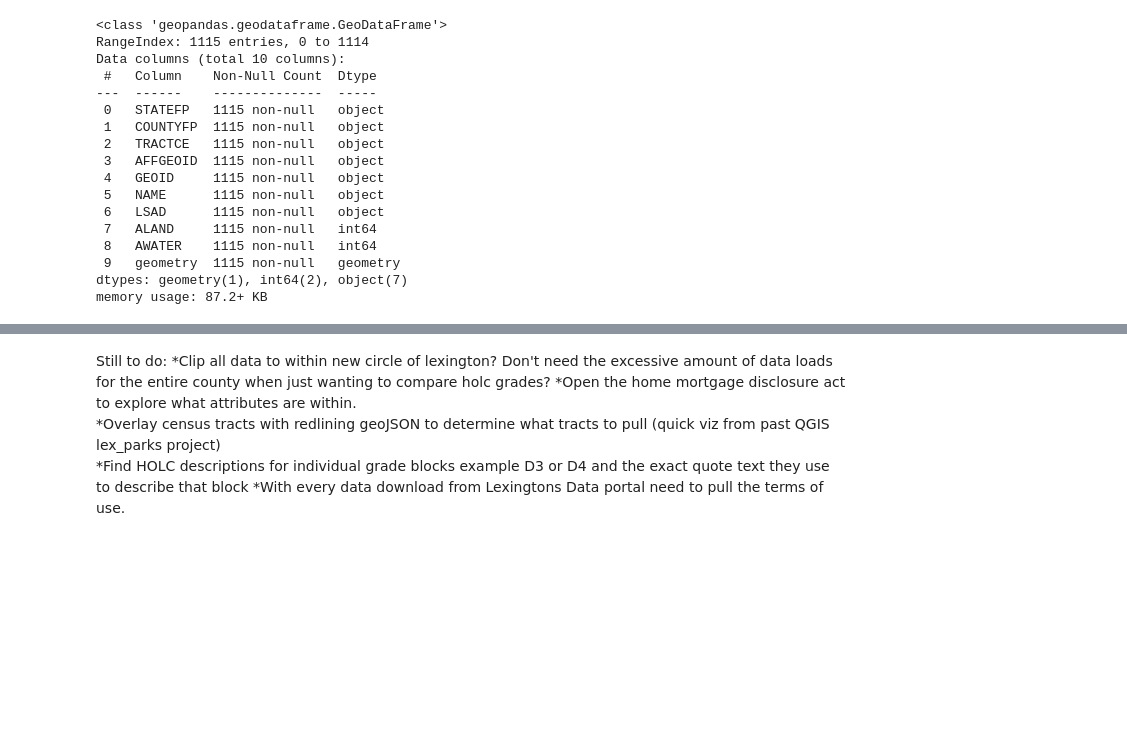
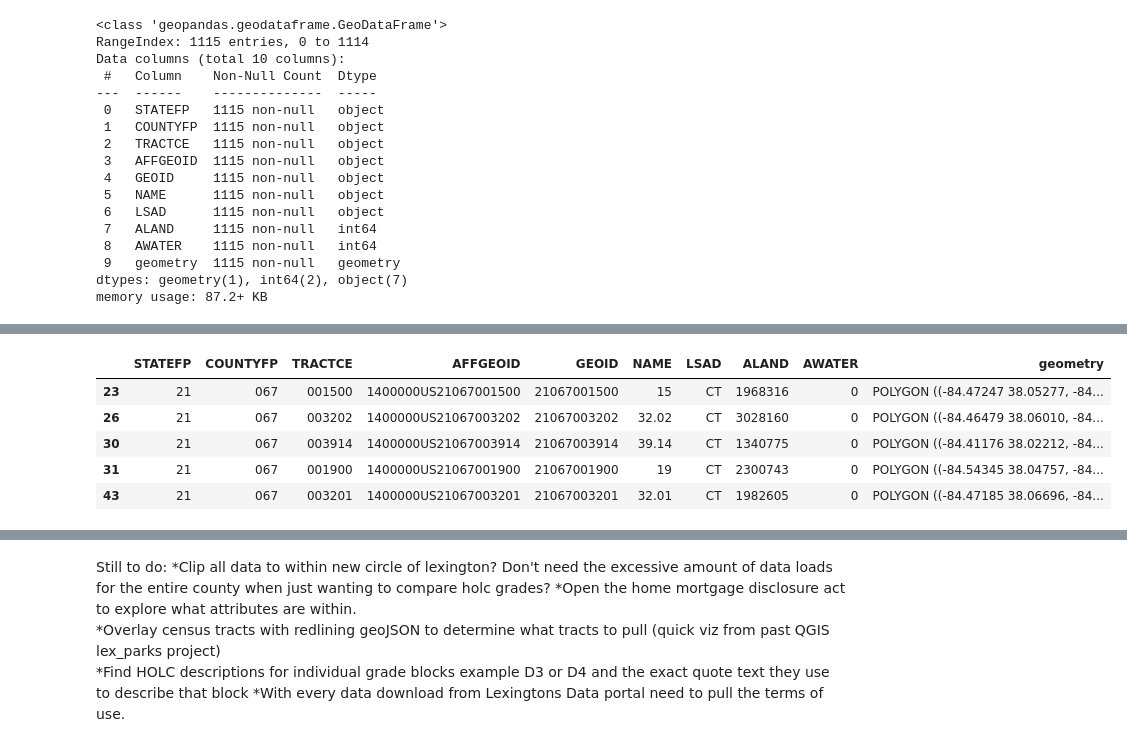
Before and after one commit to RCRamsey/map698-redlining-wealth-health-lexington, a Jupyter notebook: notebooks/lex-redlined-wealth.ipynb, the cells around one changed output, grey strips where cells are left out. Cells and saved outputs as stored; diff of their text form; code cells hidden in the pictures; blank space fills up the shorter version.

```diff
--- a/notebooks/lex-redlined-wealth.ipynb
+++ b/notebooks/lex-redlined-wealth.ipynb
@@ -434,8 +435,8 @@ import pandas as pd
 import geopandas as gpd
 # %%
 # import data & confirm GeoPandas works
-cb_tracts_2019 = gpd.read_file('./data/cb_2019_tract_500k/cb_2019_21_tract_500k.shp')
-cb_tracts_2019.head()
+cb_tracts_2019_ky = gpd.read_file('./data/cb_2019_tract_500k/cb_2019_21_tract_500k.shp')
+cb_tracts_2019_ky.head()
 # %% [output]
 |  | STATEFP | COUNTYFP | TRACTCE | AFFGEOID | GEOID | NAME | LSAD | ALAND | AWATER | geometry |
 | 0 | 21 | 089 | 040502 | 1400000US21089040502 | 21089040502 | 405.02 | CT | 248542928 | 4123331 | POLYGON ((-83.05044 38.46728, -83... |
@@ -469,7 +470,7 @@ Drop all Tracts whose StateFP does not equal KY (i.e. 14)
-# %%
-# drop all rows from geodataframe that do not correspond to KY
-cb_tracts_2019_ky = cb_tracts_2019.drop(cb_tracts_2019.index[cb_tracts_2019['STATEFP'] != '14'], inplace=True)
-#not sure this worked b/c when looking at .info() for the new dataframe nothing populates.
-# %%
-# assign and pull out all rows associated with KY
-cb_tracts_2019_ky = cb_tracts_2019[cb_tracts_2019.STATEFP == 14]
+# %%
+# convert STATEFP from object to string
+cb_tracts_2019_ky['COUNTYFP']=cb_tracts_2019_ky['COUNTYFP'].astype(str)
+# example race_bw_df['Total']=race_bw_df['Total'].astype(float)
+
+# assign and pull out all rows associated with KY (21)
+cb_tracts_2019_fayette = cb_tracts_2019_ky[cb_tracts_2019_ky.COUNTYFP == '067']
@@ -475,0 +498,10 @@ cb_tracts_2019_ky = cb_tracts_2019[cb_tracts_2019.STATEFP == 14]
+# %%
+# review headers
+cb_tracts_2019_fayette.head()
+# %% [output]
+|  | STATEFP | COUNTYFP | TRACTCE | AFFGEOID | GEOID | NAME | LSAD | ALAND | AWATER | geometry |
+| 23 | 21 | 067 | 001500 | 1400000US21067001500 | 21067001500 | 15 | CT | 1968316 | 0 | POLYGON ((-84.47247 38.05277, -84... |
+| 26 | 21 | 067 | 003202 | 1400000US21067003202 | 21067003202 | 32.02 | CT | 3028160 | 0 | POLYGON ((-84.46479 38.06010, -84... |
+| 30 | 21 | 067 | 003914 | 1400000US21067003914 | 21067003914 | 39.14 | CT | 1340775 | 0 | POLYGON ((-84.41176 38.02212, -84... |
+| 31 | 21 | 067 | 001900 | 1400000US21067001900 | 21067001900 | 19 | CT | 2300743 | 0 | POLYGON ((-84.54345 38.04757, -84... |
+| 43 | 21 | 067 | 003201 | 1400000US21067003201 | 21067003201 | 32.01 | CT | 1982605 | 0 | POLYGON ((-84.47185 38.06696, -84... |
```
Also changed, not shown: parts of 6 cells of this notebook.
